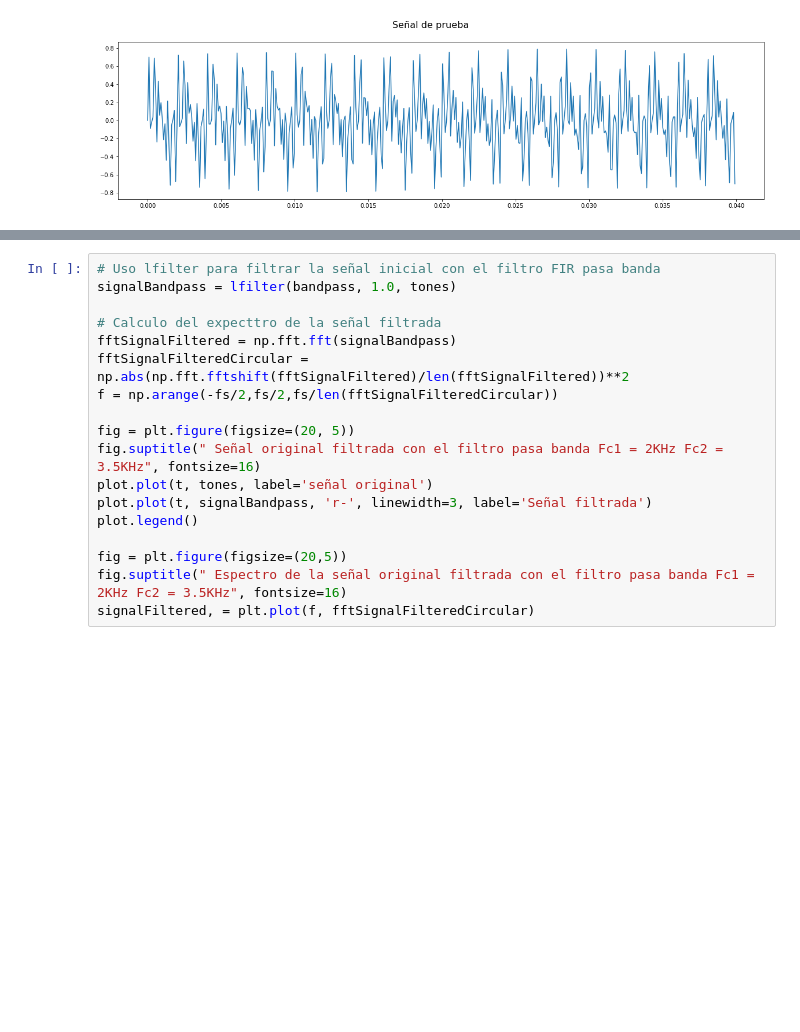
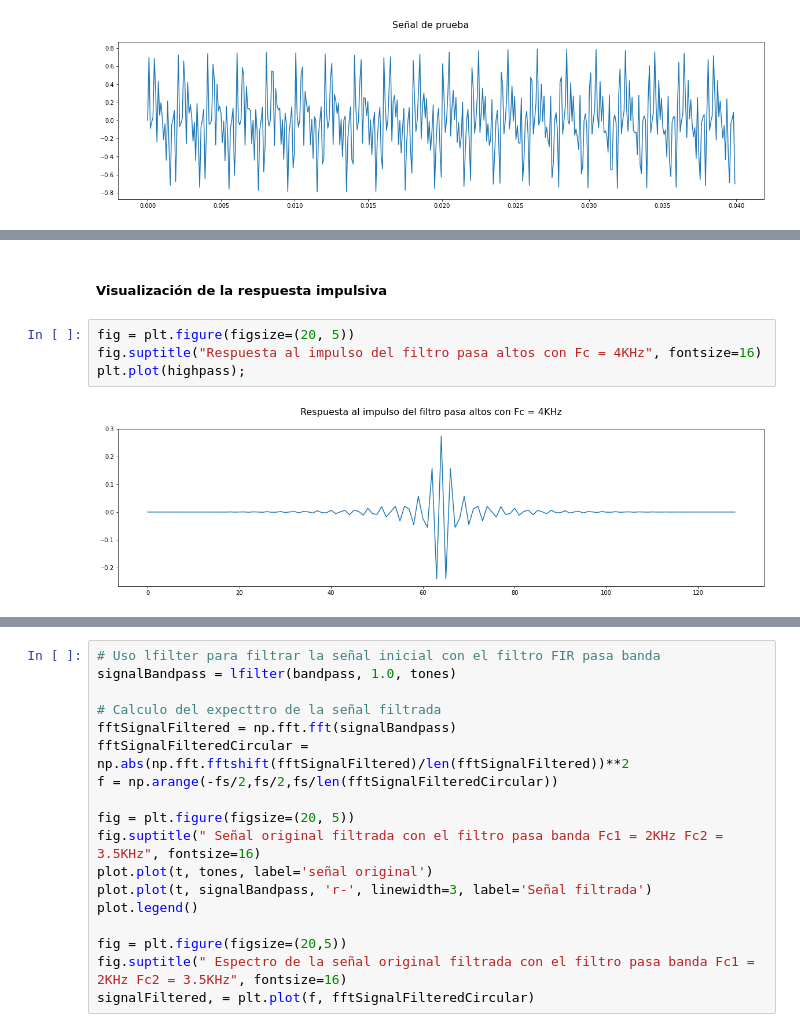
Before and after one commit to davidbro-in/pds-fir-pipeline, a Jupyter notebook: notebooks/fir.ipynb, the cells around one changed output, grey strips where cells are left out. Drawn from its saved outputs; the diff is of its cells as text; blank space fills up the shorter version.

```diff
--- a/notebooks/fir.ipynb
+++ b/notebooks/fir.ipynb
@@ -76,0 +82,8 @@ signalAxes, = plt.plot(f, circularHData)
+# %% [markdown]
+##### Visualización de la respuesta impulsiva
+# %%
+fig = plt.figure(figsize=(20, 5))
+fig.suptitle("Respuesta al impulso del filtro pasa altos con Fc = 4KHz", fontsize=16)
+plt.plot(highpass);
+# %% [output]
+[figure, added]
```
Also changed, not shown: parts of 27 cells of this notebook, 18 other files.
